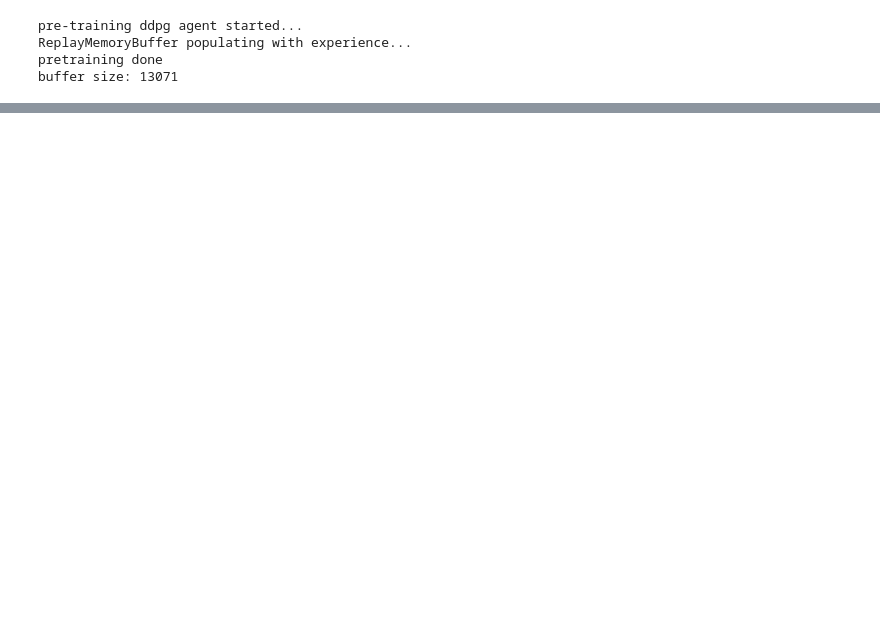
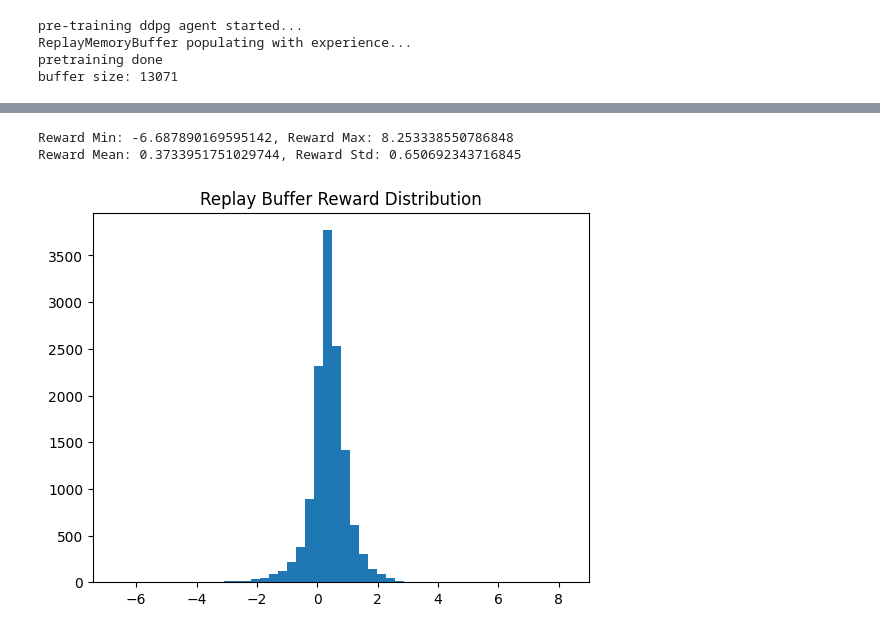
Before and after one commit to mrajancsr/deep-policy-gradient-portfolio, a Jupyter notebook: ddpgportfolio/agent/test.ipynb, the cells around one changed output, grey strips where cells are left out. Saved outputs shown, nothing was run; the diff lists cells and outputs as text; code cells hidden in the pictures; blank space fills up the shorter version.

```diff
--- a/ddpgportfolio/agent/test.ipynb
+++ b/ddpgportfolio/agent/test.ipynb
@@ -217,0 +173,12 @@ weights[:-5]
+# %%
+rewards = [exp.reward for exp in agent.replay_memory.buffer]
+# %%
+print(f"Reward Min: {min(rewards)}, Reward Max: {max(rewards)}")
+print(f"Reward Mean: {np.mean(rewards)}, Reward Std: {np.std(rewards)}")
+plt.hist(rewards, bins=50)
+plt.title("Replay Buffer Reward Distribution")
+plt.show()
+# %% [output]
+Reward Min: -6.687890169595142, Reward Max: 8.253338550786848
+Reward Mean: 0.3733951751029744, Reward Std: 0.650692343716845
+[figure, added]
```
Also changed, not shown: parts of 12 cells of this notebook.
